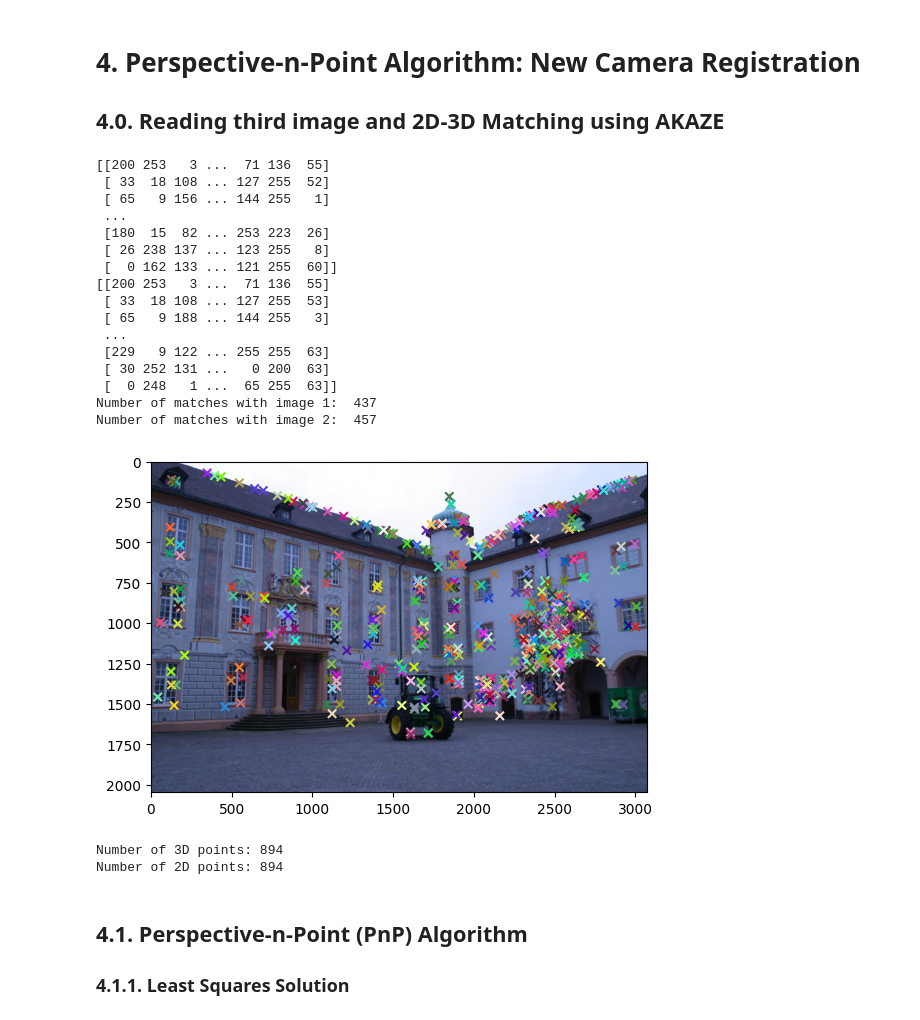
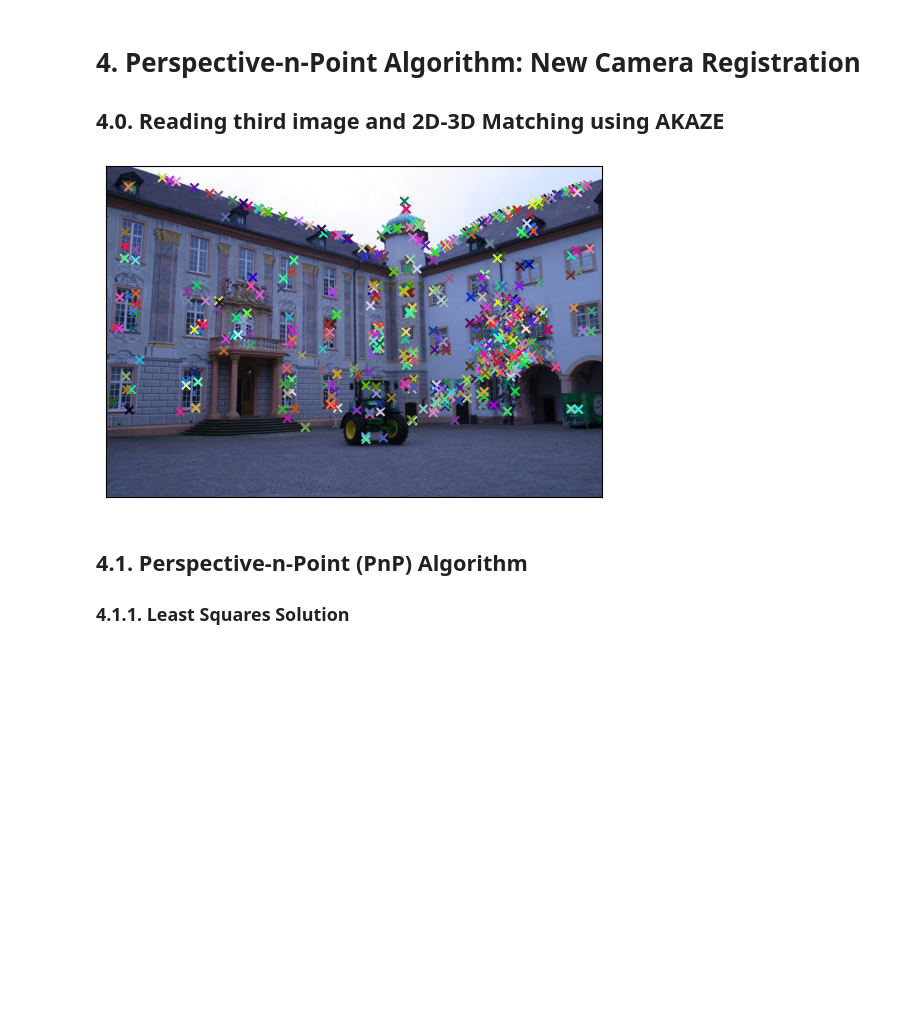
Before and after one commit to rotellini9809/computer_vision_project, a Jupyter notebook: structure-from-motion-master/tutorial/tutorial.ipynb, the cells around one changed output. Saved outputs shown, nothing was run; the diff lists cells and outputs as text; code cells hidden in the pictures; blank space fills up the shorter version.

```diff
--- a/structure-from-motion-master/tutorial/tutorial.ipynb
+++ b/structure-from-motion-master/tutorial/tutorial.ipynb
@@ -70,5 +78,6 @@ img1pts,img2pts,img1idx,img2idx=ut.GetAlignedMatchesAKAZE(kp1,kp2,matches)
 # %%
-F, maskgt= cv2.findFundamentalMat(img1pts,img2pts, method=cv2.FM_8POINT)
+F, mask = cv2.findFundamentalMat(img1pts,img2pts,method=cv2.FM_RANSAC,ransacReprojThreshold=0.1)
+mask=mask.astype(bool).flatten()
 
 print(F)
 # %% [output]
@@ -302,48 +288,50 @@ ut.DrawCorrespondences(img2,img2pts[mask],img2ptsReproj,ax)
 # 4. Perspective-n-Point Algorithm: New Camera Registration
 
 ## 4.0. Reading third image and 2D-3D Matching using AKAZE
+# %%
+def Find2D3DMatches(desc1,img1idx,desc2,img2idx,desc3,kp3,mask,pts3d):
+    #Picking only those descriptors for which 3D point is available
+    desc1_3D = desc1[img1idx][mask]
+    desc2_3D = desc2[img2idx][mask]
+
+    # Creating BFMatcher object
+    matcher = cv2.BFMatcher(cv2.NORM_HAMMING, crossCheck=True)
+
+    # Matching descriptors between image 3 and image 1
+    matches1 = matcher.match(desc3, desc1_3D)
+
+    # Matching descriptors between image 3 and image 2
+    matches2 = matcher.match(desc3, desc2_3D)
+
+    # Merging the matches
+    matches = matches1 + matches2
+
+    # Sorting matches based on distance
+    matches = sorted(matches, key=lambda x: x.distance)
+
+    #Filtering out matched 2D keypoints from new view
+    img3pts = np.array([kp3[m.queryIdx].pt for m in matches])
+
+    #Filtering out matched 3D already triangulated points
+    pts3didx = np.array([m.trainIdx for m in matches])
+    pts3d_ = pts3d[pts3didx]
+
+    return img3pts, pts3d_
 # %%
 img3 = cv2.imread("../tutorial/data/castle-P30/images/0005.jpg")
 img3 = img3[:,:,::-1]
-#akaze= cv2.AKAZE_create()
+
 kp3, desc3 = akaze.detectAndCompute(img3,None)
 
 
-
-img3pts,pts3dpts = ut.Find2D3DMatches(desc1,img1idx,desc2,img2idx,desc3,kp3,mask,pts3d)
+img3pts,pts3dpts = Find2D3DMatches(desc1,img1idx,desc2,img2idx,desc3,kp3,mask,pts3d)
 
 plt.imshow(img3, cmap='gray')
 colors = colors=np.random.rand(len(img3pts),3)
 plt.scatter(img3pts[:, 0], img3pts[:, 1],marker='x',c=colors)
 plt.show()
-
-print(f"Number of 3D points: {len(pts3dpts)}")
-print(f"Number of 2D points: {len(img3pts)}")
-
-
-# Verify correspondences
-# for i in range(10):
-#     print(f"2D point: {img3pts[i]}, 3D point: {pts3dpts[i]}")
 # %% [output]
-[[200 253   3 ...  71 136  55]
- [ 33  18 108 ... 127 255  52]
- [ 65   9 156 ... 144 255   1]
- ...
- [180  15  82 ... 253 223  26]
- [ 26 238 137 ... 123 255   8]
- [  0 162 133 ... 121 255  60]]
-[[200 253   3 ...  71 136  55]
- [ 33  18 108 ... 127 255  53]
- [ 65   9 188 ... 144 255   3]
- ...
- [229   9 122 ... 255 255  63]
- [ 30 252 131 ...   0 200  63]
- [  0 248   1 ...  65 255  63]]
-Number of matches with image 1:  437
-Number of matches with image 2:  457
-[figure, old version]
+[figure, new version]
-Number of 3D points: 894
-Number of 2D points: 894
 # %% [markdown]
 ## 4.1. Perspective-n-Point (PnP) Algorithm
 
```
Also changed, not shown: parts of 31 cells of this notebook, 1 other file.
